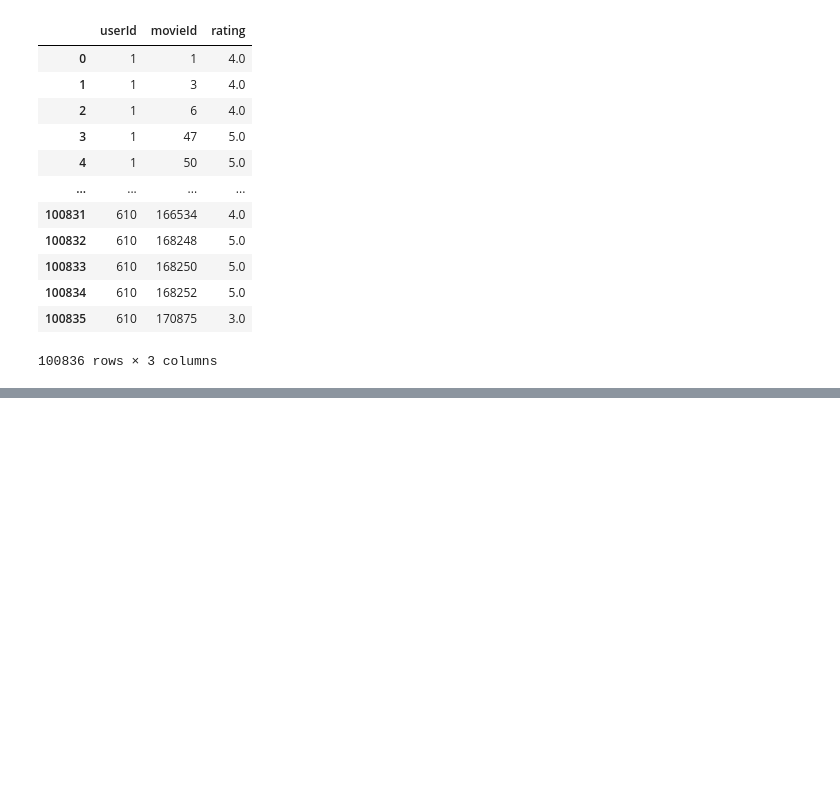
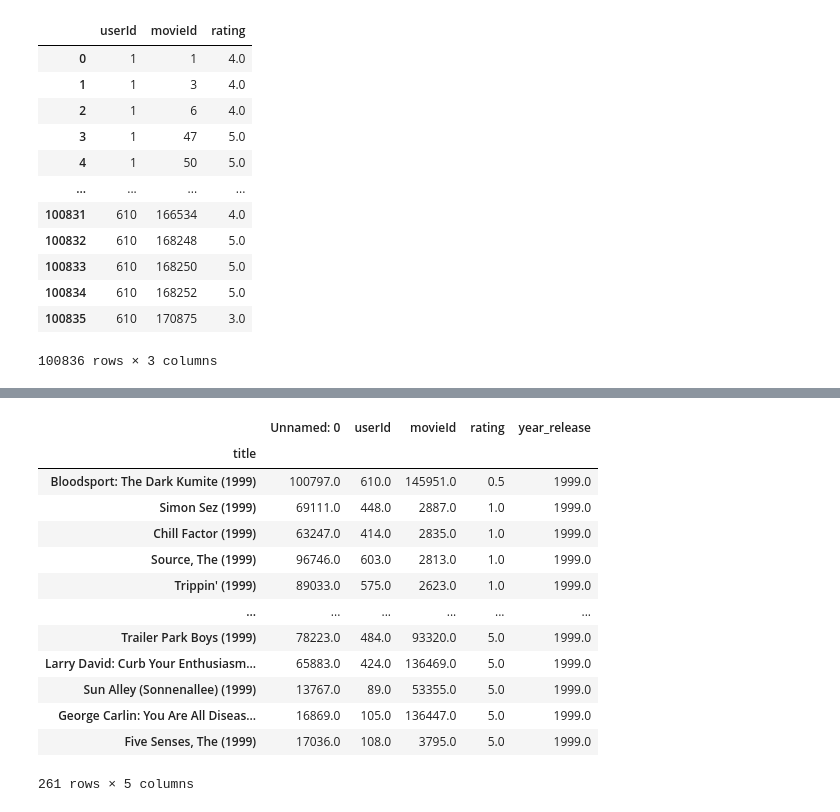
Before and after one commit to Alexx-Yu/python_classes, a Jupyter notebook: Module 12 - Pandas #3/Theory.ipynb, the cells around one changed output, grey strips where cells are left out. Cells and saved outputs as stored; diff of their text form; code cells hidden in the pictures; blank space fills up the shorter version.

```diff
--- a/Module 12 - Pandas #3/Theory.ipynb
+++ b/Module 12 - Pandas #3/Theory.ipynb
@@ -934,0 +994,17 @@ display(merge_ratings)
+# %%
+ratings_movies[ratings_movies['year_release'] == 1999].groupby(by='title').mean().sort_values(by='rating', ascending=True)
+# %% [output]
+|  | Unnamed: 0 | userId | movieId | rating | year_release |
+| title |  |  |  |  |  |
+| Bloodsport: The Dark Kumite (1999) | 100797.0 | 610.0 | 145951.0 | 0.5 | 1999.0 |
+| Simon Sez (1999) | 69111.0 | 448.0 | 2887.0 | 1.0 | 1999.0 |
+| Chill Factor (1999) | 63247.0 | 414.0 | 2835.0 | 1.0 | 1999.0 |
+| Source, The (1999) | 96746.0 | 603.0 | 2813.0 | 1.0 | 1999.0 |
+| Trippin' (1999) | 89033.0 | 575.0 | 2623.0 | 1.0 | 1999.0 |
+| ... | ... | ... | ... | ... | ... |
+| Trailer Park Boys (1999) | 78223.0 | 484.0 | 93320.0 | 5.0 | 1999.0 |
+| Larry David: Curb Your Enthusiasm... | 65883.0 | 424.0 | 136469.0 | 5.0 | 1999.0 |
+| Sun Alley (Sonnenallee) (1999) | 13767.0 | 89.0 | 53355.0 | 5.0 | 1999.0 |
+| George Carlin: You Are All Diseas... | 16869.0 | 105.0 | 136447.0 | 5.0 | 1999.0 |
+| Five Senses, The (1999) | 17036.0 | 108.0 | 3795.0 | 5.0 | 1999.0 |
+261 rows × 5 columns
```
Also changed, not shown: parts of 11 cells of this notebook, 1 other file.
